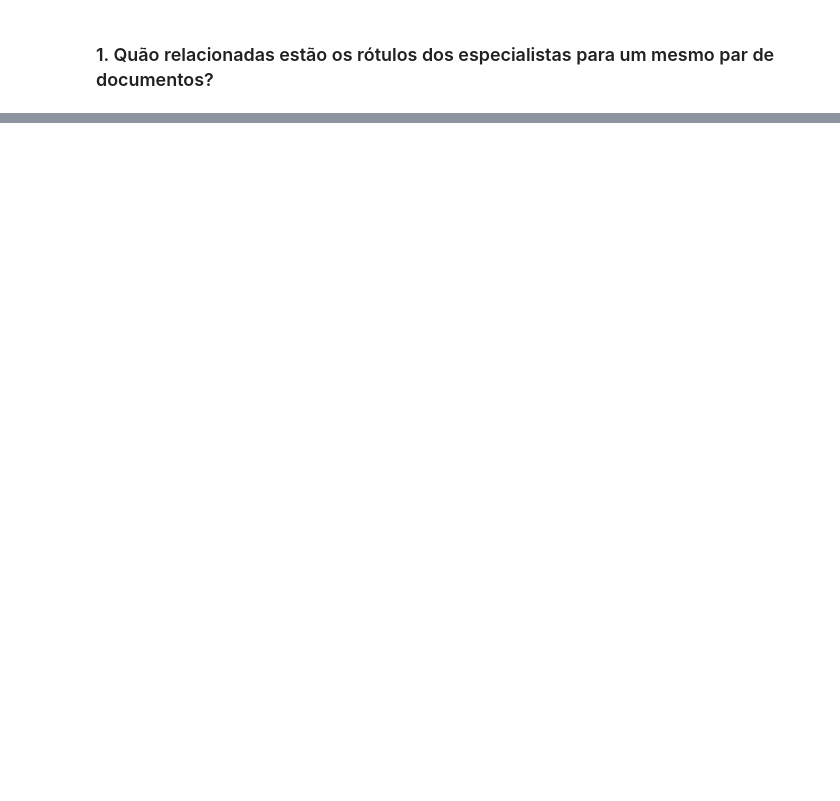
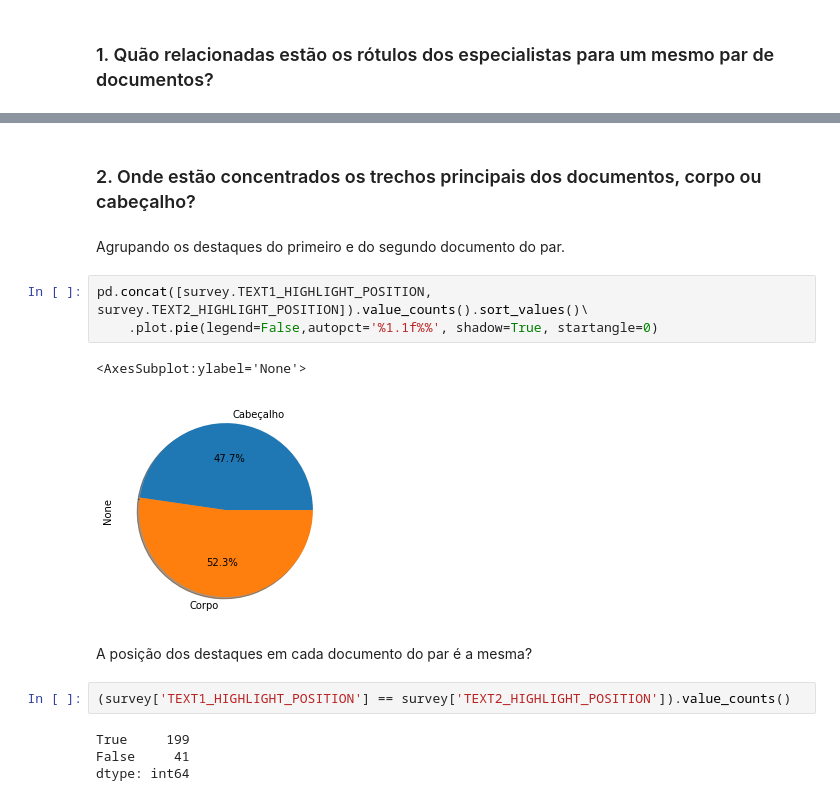
Before and after one commit to danieljunior/jidm, a Jupyter notebook: Data Analysis.ipynb, the cells around one changed output, grey strips where cells are left out. Saved outputs shown, nothing was run; the diff lists cells and outputs as text; blank space fills up the shorter version.

```diff
--- a/Data Analysis.ipynb
+++ b/Data Analysis.ipynb
@@ -98,0 +165,18 @@ len(survey_agreement)
+# %% [markdown]
+### 2. Onde estão concentrados os trechos principais dos documentos, corpo ou cabeçalho?
+# %% [markdown]
+Agrupando os destaques do primeiro e do segundo documento do par.
+# %%
+pd.concat([survey.TEXT1_HIGHLIGHT_POSITION, survey.TEXT2_HIGHLIGHT_POSITION]).value_counts().sort_values()\
+    .plot.pie(legend=False,autopct='%1.1f%%', shadow=True, startangle=0)
+# %% [output]
+<AxesSubplot:ylabel='None'>
+[figure, added]
+# %% [markdown]
+A posição dos destaques em cada documento do par é a mesma?
+# %%
+(survey['TEXT1_HIGHLIGHT_POSITION'] == survey['TEXT2_HIGHLIGHT_POSITION']).value_counts()
+# %% [output]
+True     199
+False     41
+dtype: int64
```
Also changed, not shown: parts of 21 cells of this notebook.
